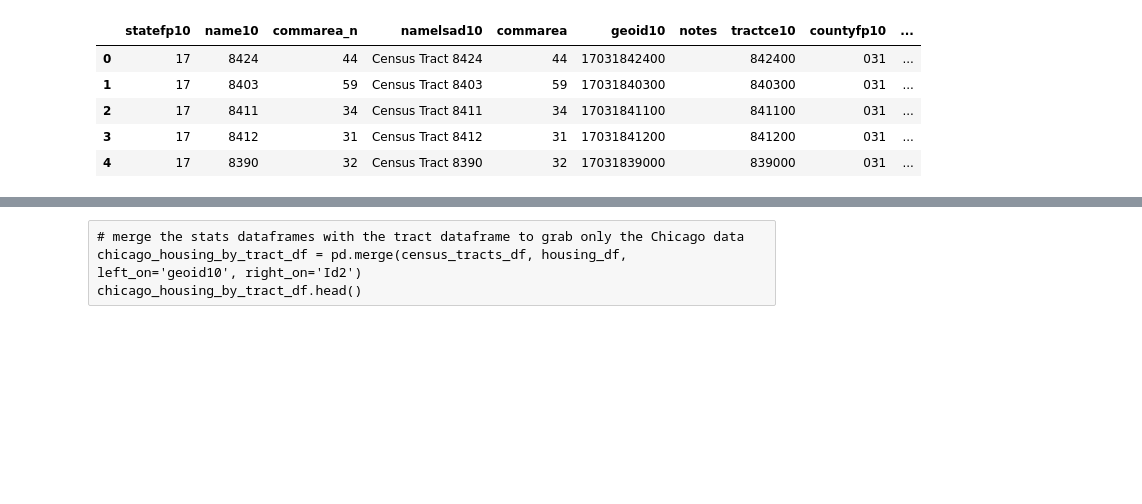
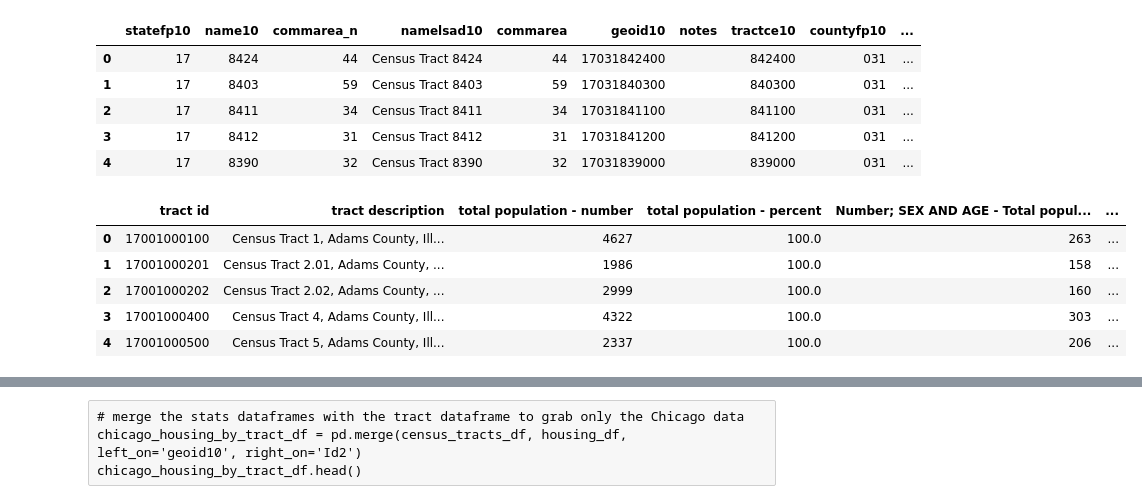
Before and after one commit to hubrigant/chicago_analysis, a Jupyter notebook: CensusDataPrep.ipynb, the cells around one changed output, grey strips where cells are left out. Drawn from its saved outputs; the diff is of its cells as text; code cells hidden in the pictures; blank space fills up the shorter version.

Commit message:
transforming the census 2010 dataset containing statistics on age, sex, race, relationship status, and housing

```diff
--- a/CensusDataPrep.ipynb
+++ b/CensusDataPrep.ipynb
@@ -139,0 +131,2 @@ housing_df.rename(columns={'Id2': 'tract id', 'Geography': 'tract description',
+# %%
+age_sex_race_relationship_housing_df = pd.read_csv('data/DEC_10_SF1_SF1DP1_with_ann.csv')
@@ -140 +149,15 @@ housing_df.rename(columns={'Id2': 'tract id', 'Geography': 'tract description',
+# %%
+age_sex_race_relationship_housing_df.rename(columns={'Id2': 'tract id',
+                                                     'Geography': 'tract description',
+                                                     'Number; SEX AND AGE - Total population': 'total population - number',
+                                                     'Percent; SEX AND AGE - Total population': 'total population - percent'
+                                                    }, inplace=True)
+age_sex_race_relationship_housing_df.head()
+# %% [output]
+|  | tract id | tract description | total population - number | total population - percent | Number; SEX AND AGE - Total popul... | ... |
+| 0 | 17001000100 | Census Tract 1, Adams County, Ill... | 4627 | 100.0 | 263 | ... |
+| 1 | 17001000201 | Census Tract 2.01, Adams County, ... | 1986 | 100.0 | 158 | ... |
+| 2 | 17001000202 | Census Tract 2.02, Adams County, ... | 2999 | 100.0 | 160 | ... |
+| 3 | 17001000400 | Census Tract 4, Adams County, Ill... | 4322 | 100.0 | 303 | ... |
+| 4 | 17001000500 | Census Tract 5, Adams County, Ill... | 2337 | 100.0 | 206 | ... |
 # %%
```
Also changed, not shown: parts of 8 cells of this notebook, 1 other file.
